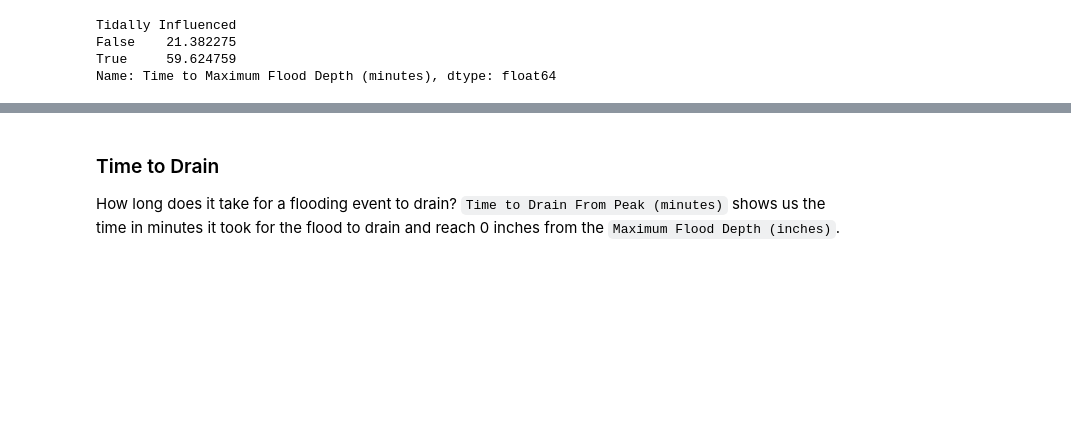
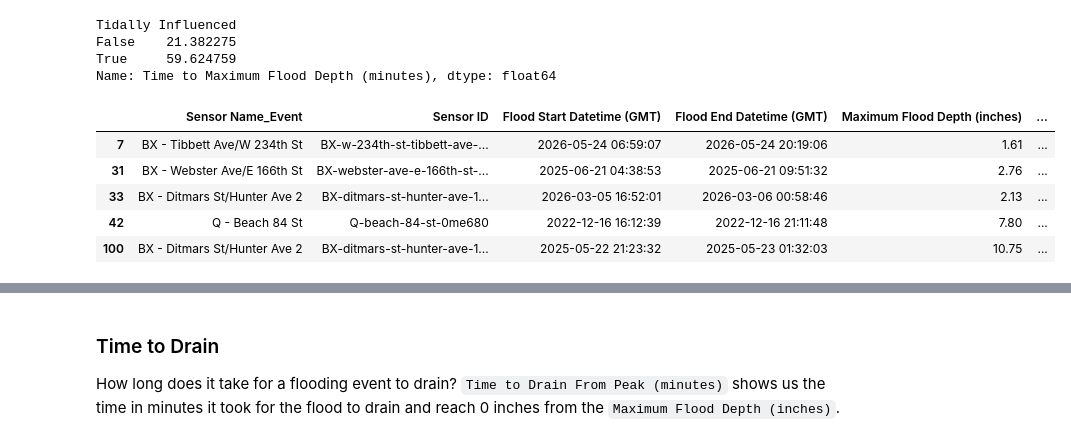
Before and after one commit to peterjakubowski/FloodNet-NYC-Street-Flooding, a Jupyter notebook: notebooks/floodnet_nyc_street_flooding.ipynb, the cells around one changed output, grey strips where cells are left out. Cells and saved outputs as stored; diff of their text form; code cells hidden in the pictures; blank space fills up the shorter version.

```diff
--- a/notebooks/floodnet_nyc_street_flooding.ipynb
+++ b/notebooks/floodnet_nyc_street_flooding.ipynb
@@ -534,3 +556,14 @@ Tidally Influenced
 False    21.382275
 True     59.624759
 Name: Time to Maximum Flood Depth (minutes), dtype: float64
+# %%
+# Inspect the outliers that were removed from `Time to Maximum Flood Depth (minutes)`
+time_to_max_flood_depth_outliers = df.loc[~df.index.isin(IQR_idx)]
+time_to_max_flood_depth_outliers.head()
+# %% [output]
+|  | Sensor Name_Event | Sensor ID | Flood Start Datetime (GMT) | Flood End Datetime (GMT) | Maximum Flood Depth (inches) | ... |
+| 7 | BX - Tibbett Ave/W 234th St | BX-w-234th-st-tibbett-ave-... | 2026-05-24 06:59:07 | 2026-05-24 20:19:06 | 1.61 | ... |
+| 31 | BX - Webster Ave/E 166th St | BX-webster-ave-e-166th-st-... | 2025-06-21 04:38:53 | 2025-06-21 09:51:32 | 2.76 | ... |
+| 33 | BX - Ditmars St/Hunter Ave 2 | BX-ditmars-st-hunter-ave-1... | 2026-03-05 16:52:01 | 2026-03-06 00:58:46 | 2.13 | ... |
+| 42 | Q - Beach 84 St | Q-beach-84-st-0me680 | 2022-12-16 16:12:39 | 2022-12-16 21:11:48 | 7.80 | ... |
+| 100 | BX - Ditmars St/Hunter Ave 2 | BX-ditmars-st-hunter-ave-1... | 2025-05-22 21:23:32 | 2025-05-23 01:32:03 | 10.75 | ... |
```
Also changed, not shown: parts of 18 cells of this notebook.
